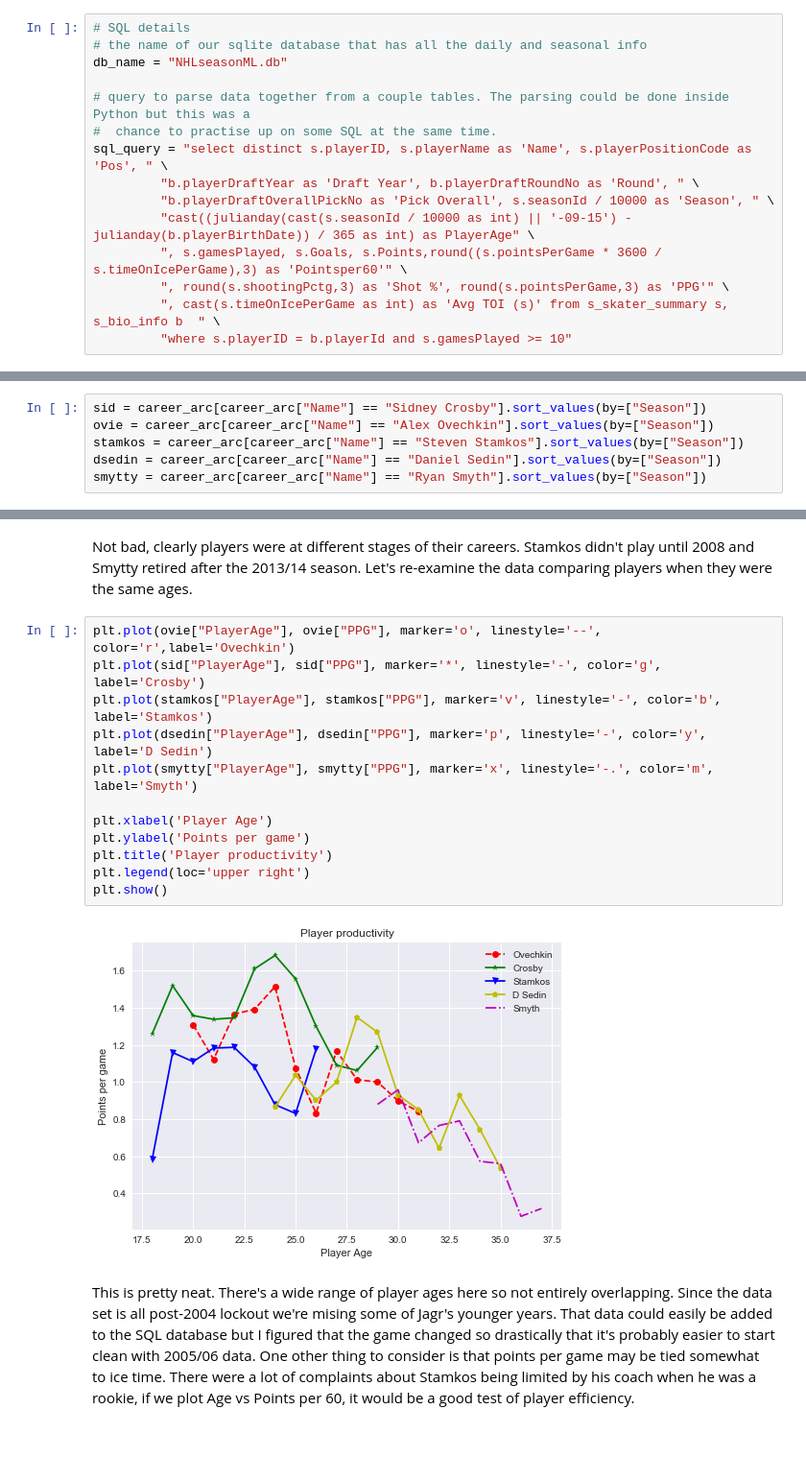
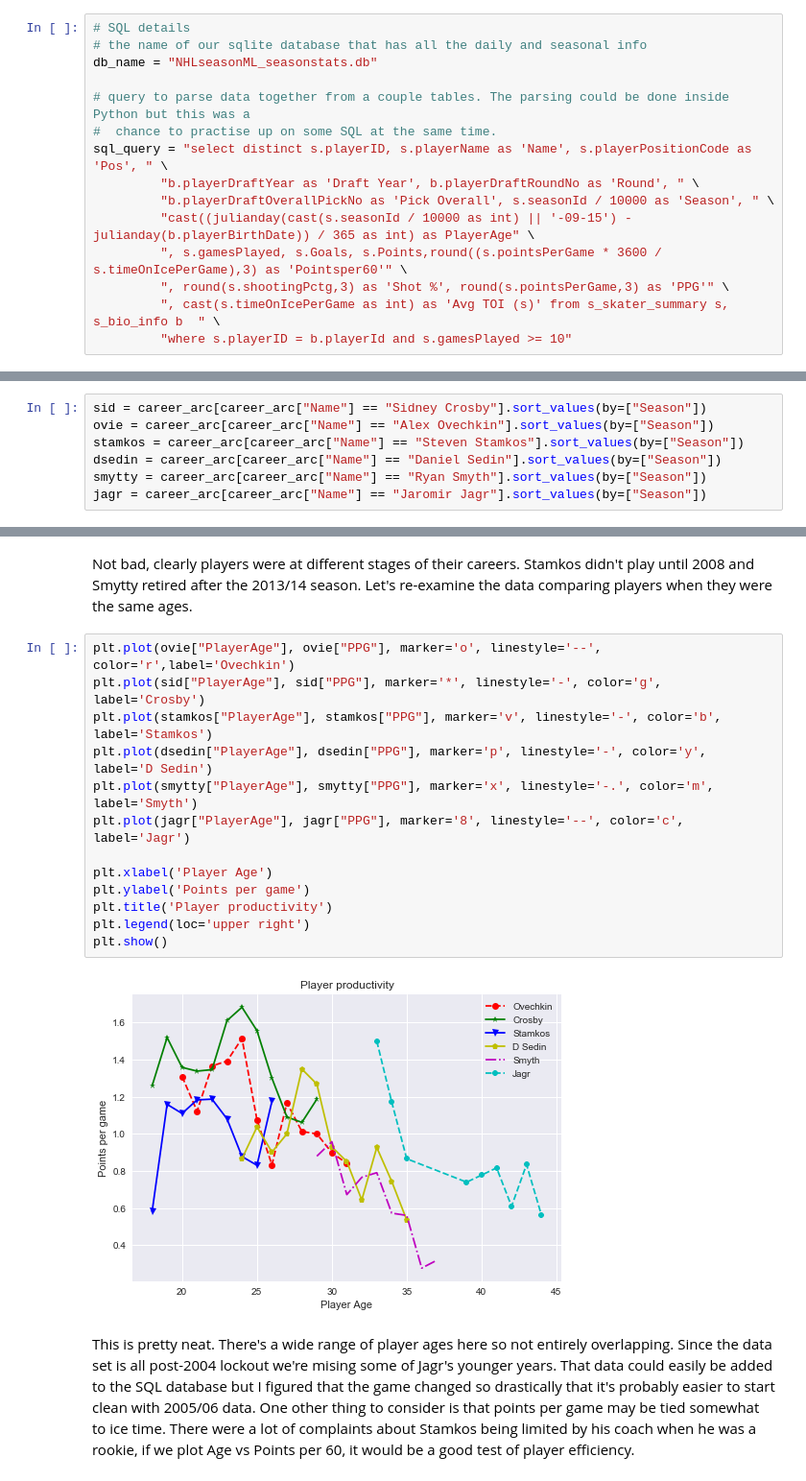
Before and after one commit to elwyngalloway/NHLseasonML, a Jupyter notebook: Skater Career Arcs.ipynb, the cells around one changed output, grey strips where cells are left out. Shown at 96% size. Saved outputs shown, nothing was run; the diff lists cells and outputs as text; blank space fills up the shorter version.

Commit message:
Updated skater career arc sheet to reflect newer more accurate database info

```diff
--- a/Skater Career Arcs.ipynb
+++ b/Skater Career Arcs.ipynb
@@ -11,7 +11,7 @@ import seaborn as sns
 # %%
 # SQL details
 # the name of our sqlite database that has all the daily and seasonal info
-db_name = "NHLseasonML.db"
+db_name = "NHLseasonML_seasonstats.db"
 
 # query to parse data together from a couple tables. The parsing could be done inside Python but this was a
 #  chance to practise up on some SQL at the same time.
@@ -136,6 +136,7 @@ ovie = career_arc[career_arc["Name"] == "Alex Ovechkin"].sort_values(by=["Season
 stamkos = career_arc[career_arc["Name"] == "Steven Stamkos"].sort_values(by=["Season"])
 dsedin = career_arc[career_arc["Name"] == "Daniel Sedin"].sort_values(by=["Season"])
 smytty = career_arc[career_arc["Name"] == "Ryan Smyth"].sort_values(by=["Season"])
+jagr = career_arc[career_arc["Name"] == "Jaromir Jagr"].sort_values(by=["Season"])
 # %% [markdown]
 Now let's plot this info using Matplotlib. I'm terrible with this library but managed to scrape something together. We'll plot several lines on the same figure here and include some other details.
 # %%
@@ -157,17 +159,18 @@ Not bad, clearly players were at different stages of their careers. Stamkos didn
 # %%
 plt.plot(ovie["PlayerAge"], ovie["PPG"], marker='o', linestyle='--', color='r',label='Ovechkin')
 plt.plot(sid["PlayerAge"], sid["PPG"], marker='*', linestyle='-', color='g', label='Crosby')
 plt.plot(stamkos["PlayerAge"], stamkos["PPG"], marker='v', linestyle='-', color='b', label='Stamkos')
 plt.plot(dsedin["PlayerAge"], dsedin["PPG"], marker='p', linestyle='-', color='y', label='D Sedin')
 plt.plot(smytty["PlayerAge"], smytty["PPG"], marker='x', linestyle='-.', color='m', label='Smyth')
+plt.plot(jagr["PlayerAge"], jagr["PPG"], marker='8', linestyle='--', color='c', label='Jagr')
 
 plt.xlabel('Player Age')
 plt.ylabel('Points per game')
 plt.title('Player productivity')
 plt.legend(loc='upper right')
 plt.show()
 # %% [output]
-[figure, old version]
+[figure, new version]
 # %% [markdown]
 This is pretty neat. There's a wide range of player ages here so not entirely overlapping. Since the data set is all post-2004 lockout we're mising some of Jagr's younger years. That data could easily be added to the SQL database but I figured that the game changed so drastically that it's probably easier to start clean with 2005/06 data.
 One other thing to consider is that points per game may be tied somewhat to ice time. There were a lot of complaints about Stamkos being limited by his coach when he was a rookie, if we plot Age vs Points per 60, it would be a good test of player efficiency.
```
Also changed, not shown: parts of 4 cells of this notebook.
